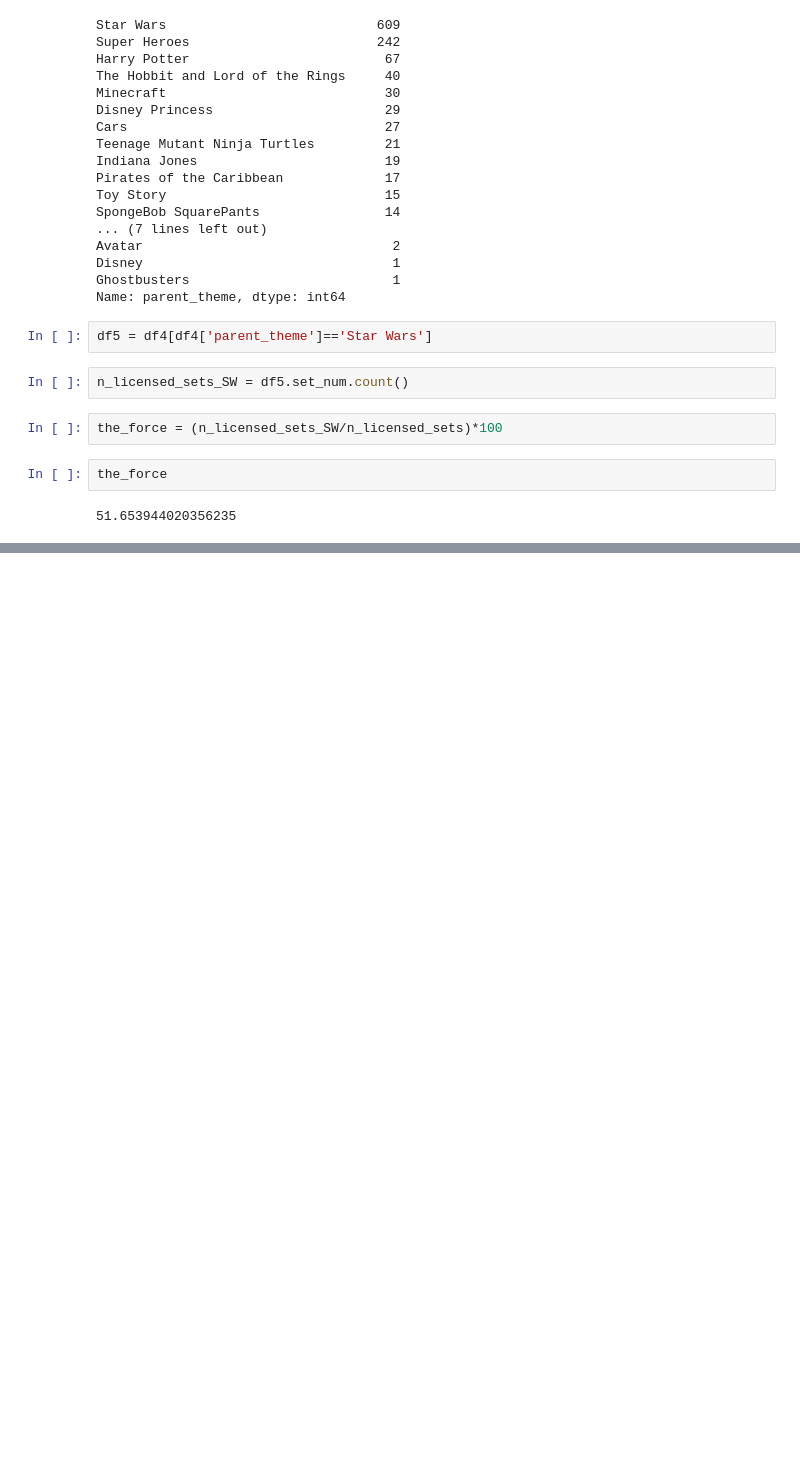
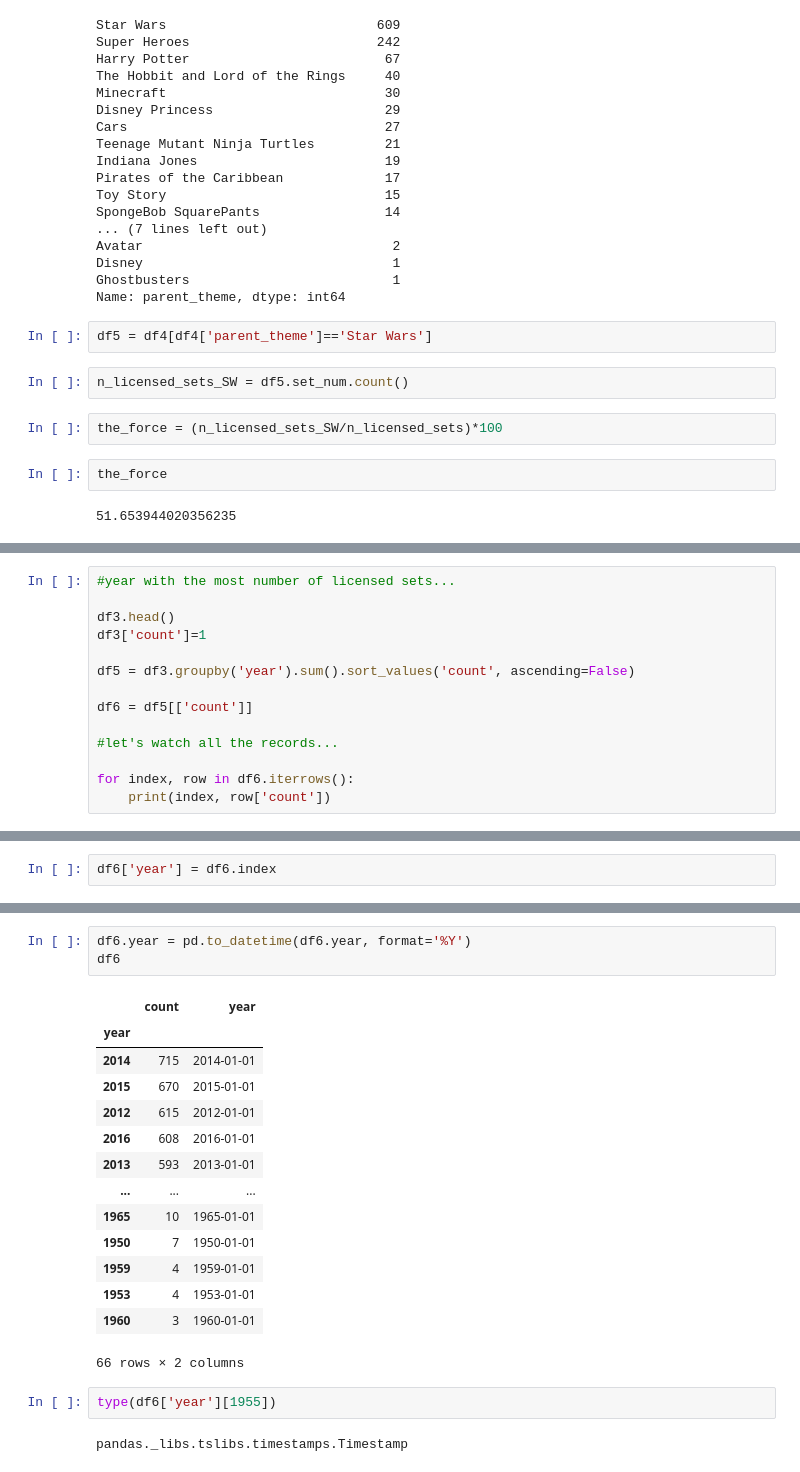
Before and after one commit to julito14/lego_dataset, a Jupyter notebook: notebook.ipynb, the cells around one changed output, grey strips where cells are left out. Saved outputs shown, nothing was run; the diff lists cells and outputs as text; blank space fills up the shorter version.

```diff
--- a/notebook.ipynb
+++ b/notebook.ipynb
@@ -162,0 +308,14 @@ the_force
+# %%
+#year with the most number of licensed sets...
+
+df3.head()
+df3['count']=1
+
+df5 = df3.groupby('year').sum().sort_values('count', ascending=False)
+
+df6 = df5[['count']]
+
+#let's watch all the records...
+
+for index, row in df6.iterrows():
+    print(index, row['count'])
@@ -162,0 +342,2 @@ the_force
+# %%
+df6['year'] = df6.index
@@ -162,0 +354,22 @@ the_force
+# %%
+df6.year = pd.to_datetime(df6.year, format='%Y')
+df6
+# %% [output]
+|  | count | year |
+| year |  |  |
+| 2014 | 715 | 2014-01-01 |
+| 2015 | 670 | 2015-01-01 |
+| 2012 | 615 | 2012-01-01 |
+| 2016 | 608 | 2016-01-01 |
+| 2013 | 593 | 2013-01-01 |
+| ... | ... | ... |
+| 1965 | 10 | 1965-01-01 |
+| 1950 | 7 | 1950-01-01 |
+| 1959 | 4 | 1959-01-01 |
+| 1953 | 4 | 1953-01-01 |
+| 1960 | 3 | 1960-01-01 |
+66 rows × 2 columns
+# %%
+type(df6['year'][1955])
+# %% [output]
+pandas._libs.tslibs.timestamps.Timestamp
```
Also changed, not shown: parts of 27 cells of this notebook.
